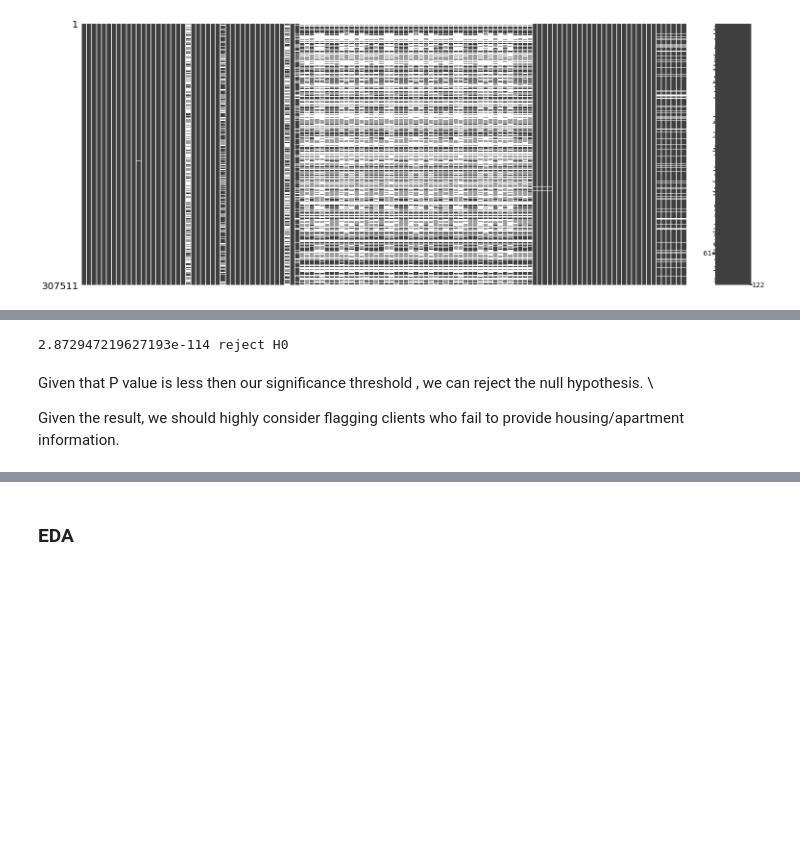
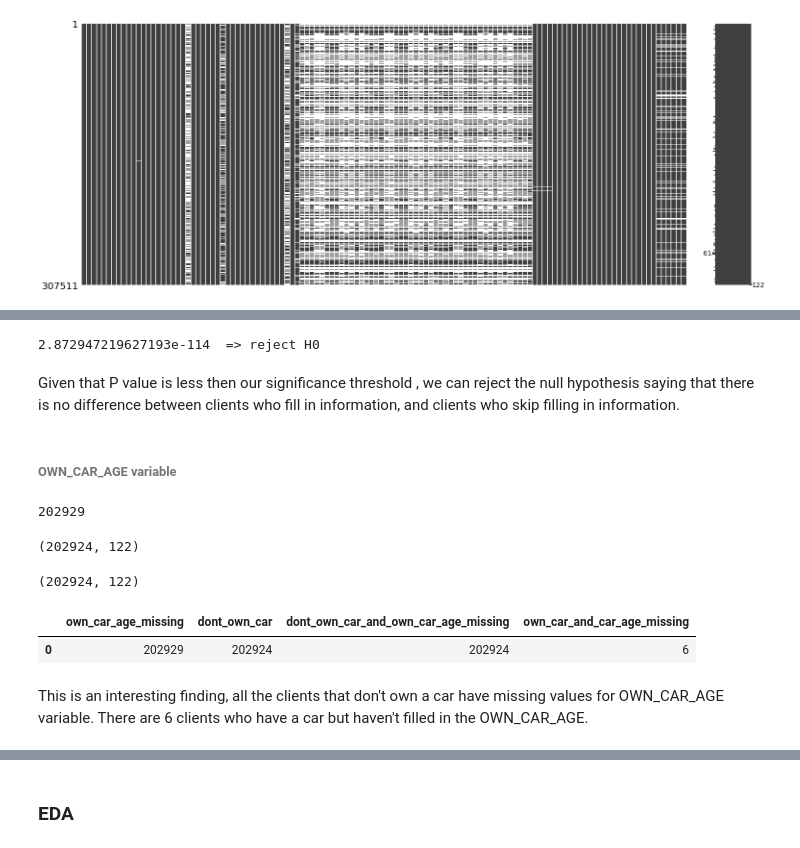
Before and after one commit to LeonMilosevic/home_credit, a Jupyter notebook: home_credit.ipynb, the cells around one changed output, grey strips where cells are left out. Drawn from its saved outputs; the diff is of its cells as text; code cells hidden in the pictures; blank space fills up the shorter version.

```diff
--- a/home_credit.ipynb
+++ b/home_credit.ipynb
@@ -183,15 +181,39 @@ pd.crosstab(chi_test_data.has_missing, chi_test_data.TARGET)
 | 0 | 142035 | 10606 |
 | 1 | 140651 | 14219 |
 # %%
-chi_test = chi2_contingency(pd.crosstab(chi_test_data.has_missing, chi_test_data.TARGET))
+chi_test = chi2_contingency(pd.crosstab(chi_test_data.has_missing_housing_info, chi_test_data.TARGET))
 p = chi_test[1]
 if p < 0.05:
-  print(p, "reject H0")
+  print(p, " => reject H0")
 else:
-  print(p, "fail to reject H0")
+  print(p, " => fail to reject H0")
 # %% [output]
-2.872947219627193e-114 reject H0
+2.872947219627193e-114  => reject H0
 # %% [markdown]
-Given that P value is less then our significance threshold , we can reject the null hypothesis. \
-
-Given the result, we should highly consider flagging clients who fail to provide housing/apartment information.
+Given that P value is less then our significance threshold , we can reject the null hypothesis saying that there is no difference between clients who fill in information, and clients who skip filling in information.
+# %% [markdown]
+###### OWN_CAR_AGE variable
+# %%
+app_train['OWN_CAR_AGE'].isnull().sum()
+# %% [output]
+202929
+# %%
+app_train[app_train['FLAG_OWN_CAR'] == 'N'].shape
+# %% [output]
+(202924, 122)
+# %%
+app_train[(app_train['FLAG_OWN_CAR'] == 'N') & (app_train['OWN_CAR_AGE'].isnull())].shape
+# %% [output]
+(202924, 122)
+# %%
+own_car_age_show = {'own_car_age_missing': [202929],
+                    'dont_own_car': [202924],
+                    'dont_own_car_and_own_car_age_missing': [202924],
+                    'own_car_and_car_age_missing': [6]}
+own_car_age_df = pd.DataFrame(data=own_car_age_show)
+own_car_age_df
+# %% [output]
+|  | own_car_age_missing | dont_own_car | dont_own_car_and_own_car_age_missing | own_car_and_car_age_missing |
+| 0 | 202929 | 202924 | 202924 | 6 |
+# %% [markdown]
+This is an interesting finding, all the clients that don't own a car have missing values for OWN_CAR_AGE variable. There are 6 clients who have a car but haven't filled in the OWN_CAR_AGE.
```
Also changed, not shown: parts of 6 cells of this notebook.
